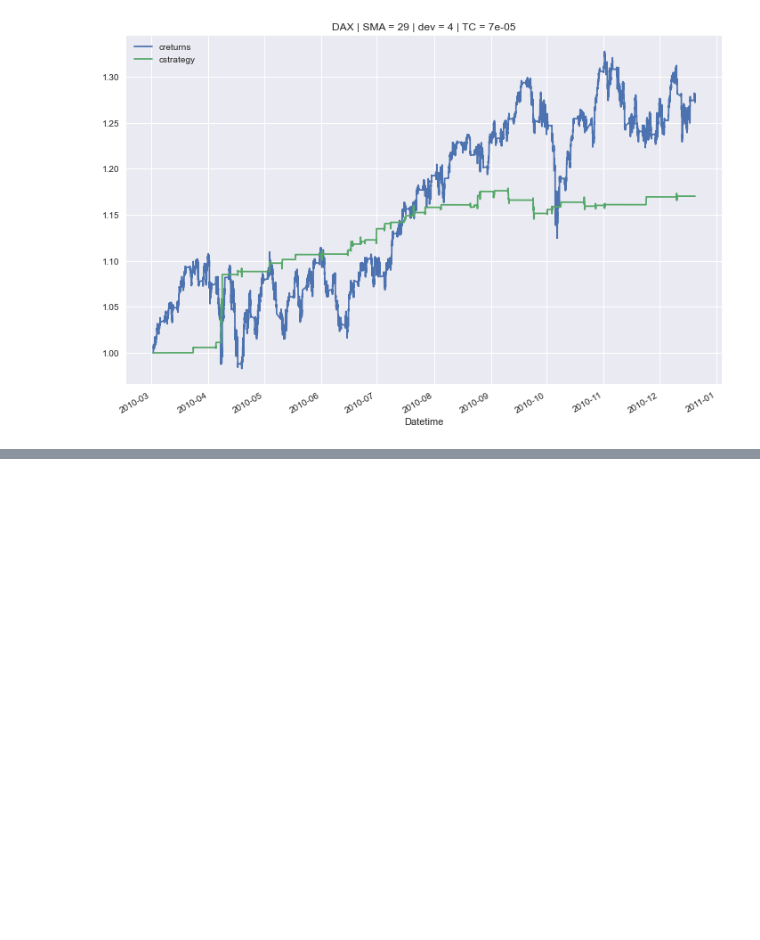
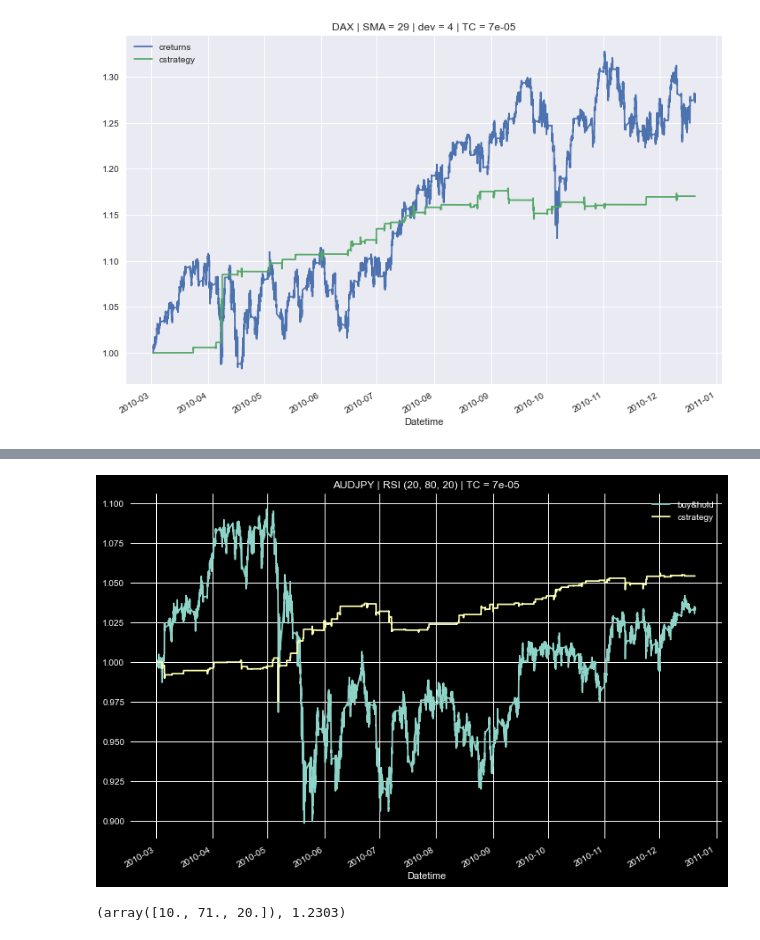
Before and after one commit to wojtekgradzinski/ALGO_TESTING_APP, a Jupyter notebook: testing_my_codes.ipynb, the cells around one changed output, grey strips where cells are left out. Drawn from its saved outputs; the diff is of its cells as text; code cells hidden in the pictures; blank space fills up the shorter version.

```diff
--- a/testing_my_codes.ipynb
+++ b/testing_my_codes.ipynb
@@ -148,0 +234,5 @@ IndentationError: expected an indented block (Temp/ipykernel_17808/2953668830.py
+# %%
+import pandas as pd
+import numpy as np
+df = pd.read_csv('data_small.csv', parse_dates = {'Datetime': ['Date', 'Time']}, index_col = 'Datetime')
+data = df
@@ -148,0 +249,11 @@ IndentationError: expected an indented block (Temp/ipykernel_17808/2953668830.py
+# %%
+import Models as M
+tc = 0.00007
+# %%
+test = M.RSIBacktester('AUDJPY', 20, 80,20,'2010-01-03', '2011-08-10', tc, df)
+# %% [output]
+[figure, added]
+# %%
+test.optimize_parameters((5,20,1),(70,80,1),(20,30,1))
+# %% [output]
+(array([10., 71., 20.]), 1.2303)
```
Also changed, not shown: parts of 33 cells of this notebook, 9 other files.
